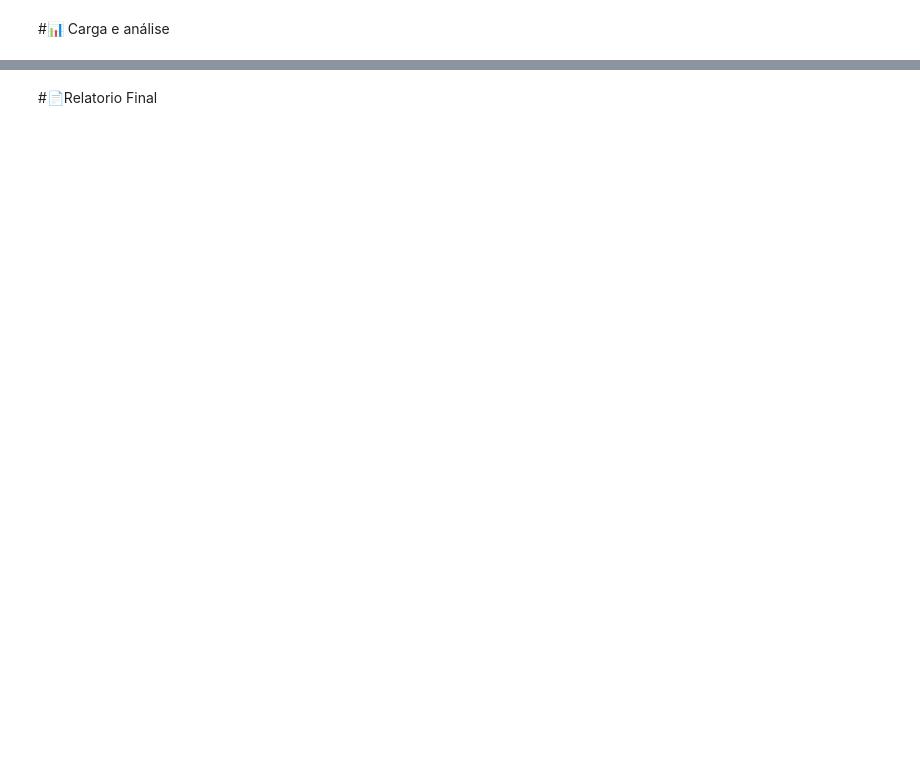
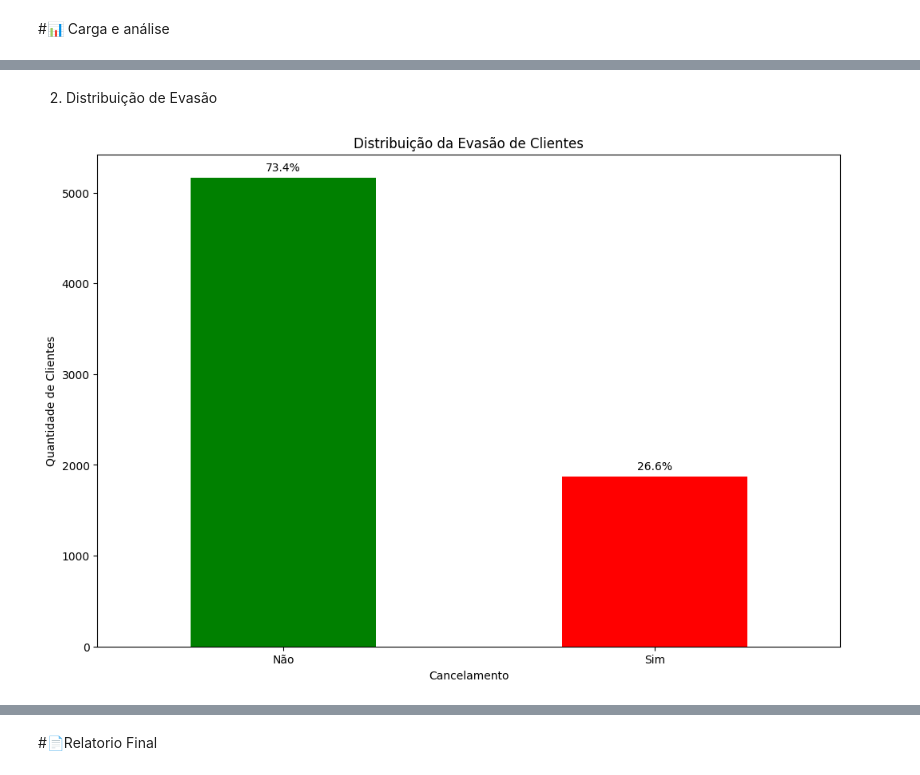
Before and after one commit to GelsonRibeiroJr/telecom-x-churn-analysis, a Jupyter notebook: TelecomX_BR.ipynb, the cells around one changed output, grey strips where cells are left out. Cells and saved outputs as stored; diff of their text form; code cells hidden in the pictures; blank space fills up the shorter version.

```diff
--- a/TelecomX_BR.ipynb
+++ b/TelecomX_BR.ipynb
@@ -327,0 +324,16 @@ dtype: int64
+# %%
+columns_to_translate = ['seguranca_online', 'backup_online', 'protecao_dispositivo', 'suporte_tecnico', 'streaming_tv', 'streaming_filmes']
+mapping = {'No': 'Não', 'Yes': 'Sim', 'No internet service': 'Sem serviço de internet'}
+for col in columns_to_translate:
+    df[col] = df[col].replace(mapping)
+# %%
+df['tipo_contrato'] = df['tipo_contrato'].replace({'One year': 'Anual', 'Month-to-month': 'Mensal', 'Two year': 'Bienal'})
+# %%
+df['fatura_digital'] = df['fatura_digital'].replace({'Yes': 'Sim', 'No': 'Não'})
+# %%
+df['metodo_pagamento'] = df['metodo_pagamento'].replace({
+    'Mailed check': 'Cheque enviado',
+    'Electronic check': 'Cheque eletrônico',
+    'Credit card (automatic)': 'Cartão de crédito (automático)',
+    'Bank transfer (automatic)': 'Transferência bancária (automática)'
+})
@@ -329,0 +372,32 @@ dtype: int64
+# %% [markdown]
+2. Distribuição de Evasão
+# %%
+import matplotlib.pyplot as plt
+
+plt.figure(figsize=(12, 8))
+
+churn_counts = df['Churn'].value_counts()
+churn_percentages = (churn_counts / len(df)) * 100
+
+# Definindo cores por categoria
+colors = ['green' if label == 'Não' else 'red' for label in churn_counts.index]
+
+ax = churn_counts.plot(kind='bar', color=colors)
+
+plt.title('Distribuição da Evasão de Clientes')
+plt.xlabel('Cancelamento')
+plt.ylabel('Quantidade de Clientes')
+plt.xticks(rotation=0)
+
+for i, percentage in enumerate(churn_percentages):
+    ax.text(
+        i,
+        churn_counts.iloc[i] + 50,
+        f'{percentage:.1f}%',
+        ha='center',
+        va='bottom'
+    )
+
+plt.show()
+# %% [output]
+[figure, added]
```
Also changed, not shown: parts of 55 cells of this notebook.
